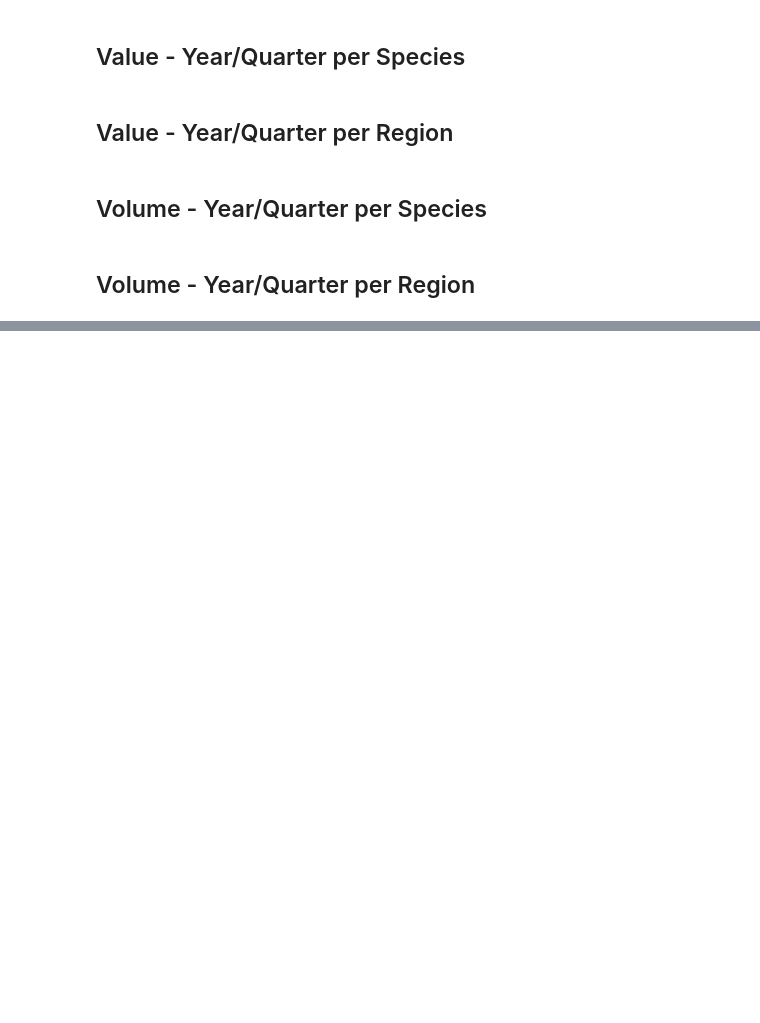
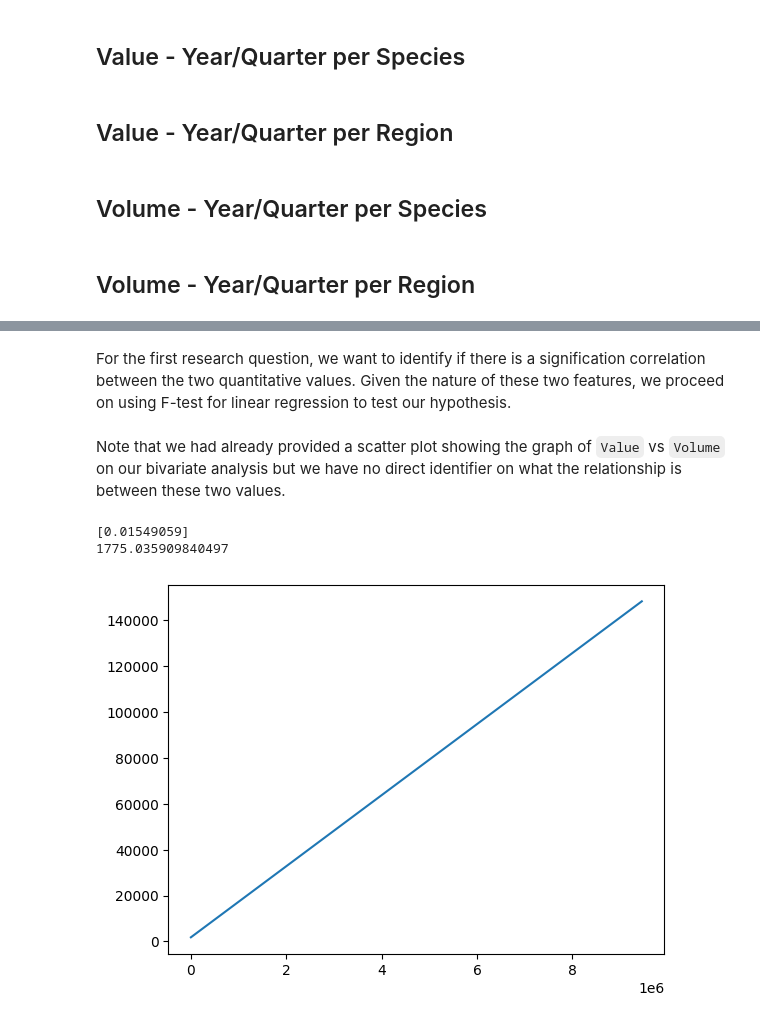
Before and after one commit to jcfrongoso/cs132-final-project, a Jupyter notebook: eda.ipynb, the cells around one changed output, grey strips where cells are left out. Cells and saved outputs as stored; diff of their text form; code cells hidden in the pictures; blank space fills up the shorter version.

Commit message:
feat: lazy commit for research question 1

```diff
--- a/eda.ipynb
+++ b/eda.ipynb
@@ -206,0 +219,26 @@ For this plot, there's a discrepancy that could be inferred. Two plots, one goin
+# %% [markdown]
+For the first research question, we want to identify if there is a signification correlation between the two quantitative values. Given the nature of these two features, we proceed on using F-test for linear regression to test our hypothesis.
+# %% [markdown]
+Note that we had already provided a scatter plot showing the graph of `Value` vs `Volume` on our bivariate analysis but we have no direct identifier on what the relationship is between these two values.
+# %%
+import numpy as np
+from sklearn.linear_model import LinearRegression
+
+linear_reg = LinearRegression().fit(df[['Value']].values, df['Volume'].values)
+# print(linear_reg.score(df['Value'], df['Volume']))
+
+print(linear_reg.coef_)
+
+print(linear_reg.intercept_)
+# %% [output]
+[0.01549059]
+1775.035909840497
+# %%
+coef, intercept = linear_reg.coef_, linear_reg.intercept_
+
+X, y = [i for i in sorted(df['Value'].values)], [j for j in sorted((df['Value']*coef + intercept).values)]
+
+plt.plot(X,y, label='y')
+plt.show()
+# %% [output]
+[figure, added]
```
Also changed, not shown: parts of 10 cells of this notebook.
